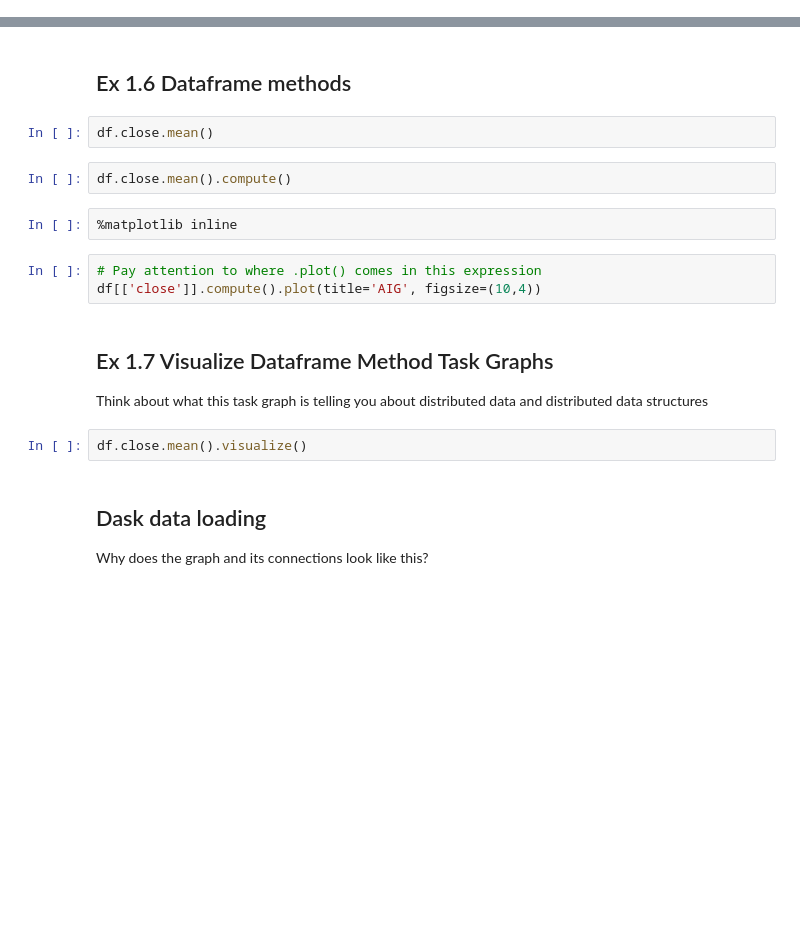
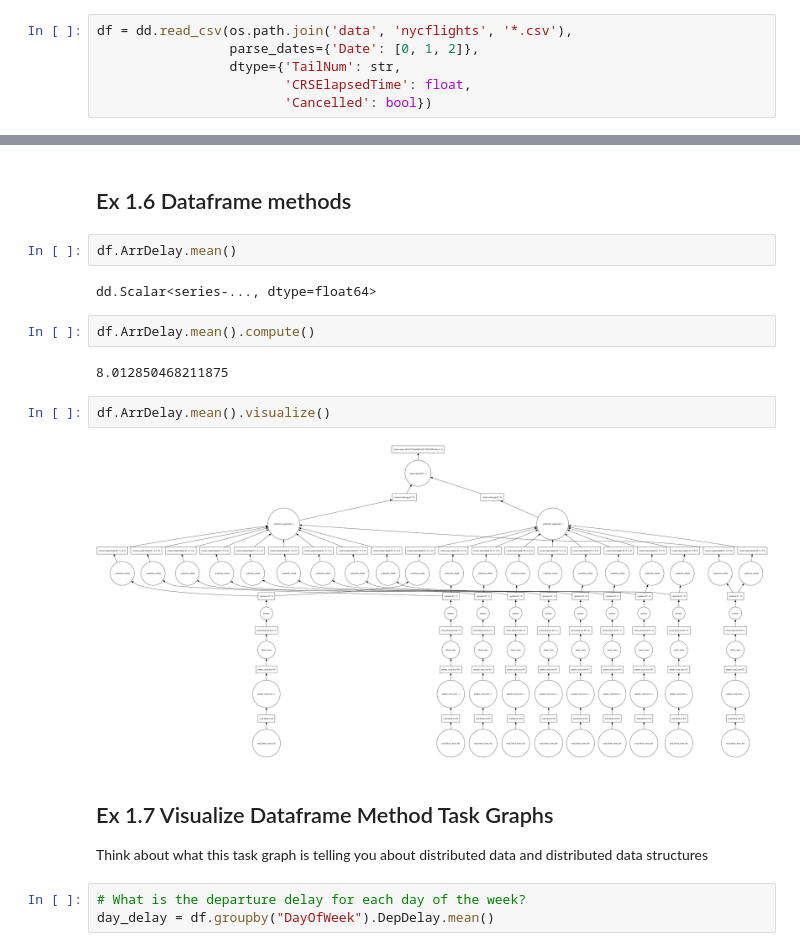
Before and after one commit to ijstokes/scaleml-dask-wkshp, a Jupyter notebook: 01 Scaleable ML with ScikitLearn and Dask .ipynb, the cells around one changed output, grey strips where cells are left out. Saved outputs shown, nothing was run; the diff lists cells and outputs as text; blank space fills up the shorter version.

```diff
--- a/01 Scaleable ML with ScikitLearn and Dask .ipynb
+++ b/01 Scaleable ML with ScikitLearn and Dask .ipynb
@@ -236,0 +410,6 @@ df.visualize()
+# %%
+df = dd.read_csv(os.path.join('data', 'nycflights', '*.csv'),
+                 parse_dates={'Date': [0, 1, 2]},
+                 dtype={'TailNum': str,
+                        'CRSElapsedTime': float,
+                        'Cancelled': bool})
@@ -247,20 +447,21 @@ df.close.compute()
 # %% [markdown]
 ## Ex 1.6 Dataframe methods
 # %%
-df.close.mean()
+df.ArrDelay.mean()
+# %% [output]
+dd.Scalar<series-..., dtype=float64>
 # %%
-df.close.mean().compute()
+df.ArrDelay.mean().compute()
+# %% [output]
+8.012850468211875
-# %%
-%matplotlib inline
-# %%
-# Pay attention to where .plot() comes in this expression
-df[['close']].compute().plot(title='AIG', figsize=(10,4))
+# %%
+df.ArrDelay.mean().visualize()
+# %% [output]
+[figure, added]
 # %% [markdown]
 ## Ex 1.7 Visualize Dataframe Method Task Graphs
 
 Think about what this task graph is telling you about distributed data and distributed data structures
-# %%
-df.close.mean().visualize()
-# %% [markdown]
-## Dask data loading
-Why does the graph and its connections look like this?
+# %%
+# What is the departure delay for each day of the week?
+day_delay = df.groupby("DayOfWeek").DepDelay.mean()
```
Also changed, not shown: parts of 73 cells of this notebook.
